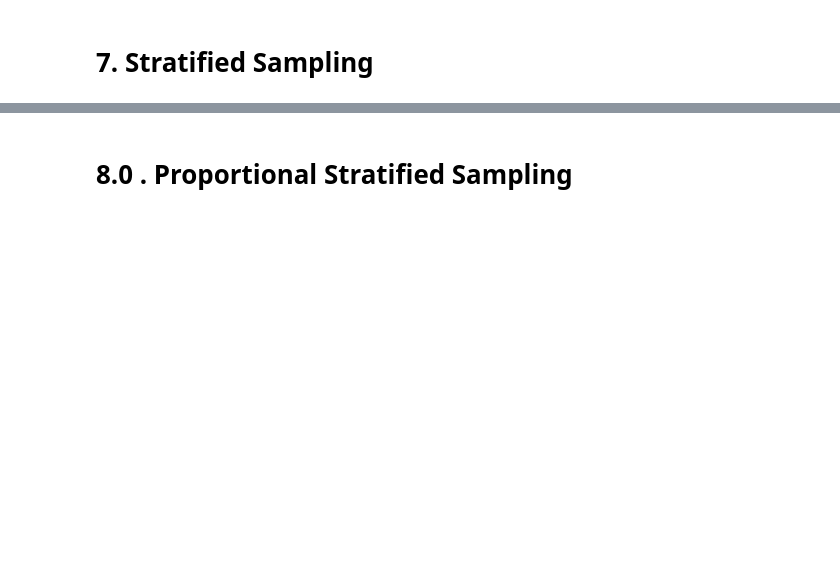
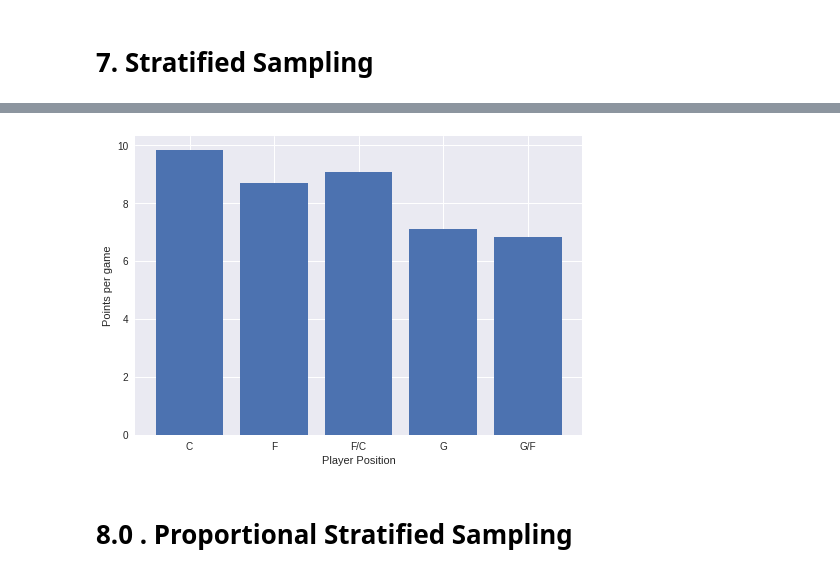
Before and after one commit to carvalheirafc/imd0033_2018_2, a Jupyter notebook: aula18/(Copy)Lesson_18_Sampling.ipynb, the cells around one changed output, grey strips where cells are left out. Drawn from its saved outputs; the diff is of its cells as text; code cells hidden in the pictures; blank space fills up the shorter version.

```diff
--- a/aula18/(Copy)Lesson_18_Sampling.ipynb
+++ b/aula18/(Copy)Lesson_18_Sampling.ipynb
@@ -334,6 +333,25 @@ stratum_G = wnba[wnba.Pos == 'G']
   - Find a way to store the mean along with its corresponding position. **You can use a dictionary.**
 - Find the position that has the greatest number of points per game, and assign its name to a variable named **position_most_points.**
   - To find the dictionary key that has the greatest dictionary value, you can use this [technique](https://stackoverflow.com/questions/268272/getting-key-with-maximum-value-in-dictionary#280156).
+# %%
+#Creating the new column
+wnba['Pts_per_game'] = wnba['PTS'] / wnba['Games Played']
+# %%
+mean_by_pos = {'G': '', 'F': '', 'C':'', 'G/F':'', 'F/C':''}
+
+for key in mean_by_pos:
+  mean_by_pos[key] = wnba[wnba.Pos == key].sample(n=10, random_state=0)['Pts_per_game'].mean()
+
+#position_most_points = mean_by_pos.index(pd.Series(mean_by_pos.values()).max())
+# %%
+from matplotlib import pyplot as plt
+
+plt.bar(mean_by_pos.keys(), mean_by_pos.values(), align='center')
+plt.xlabel('Player Position')
+plt.ylabel('Points per game')
+plt.show()
+# %% [output]
+[figure, added]
 # %% [markdown]
 # 8.0 . Proportional Stratified Sampling
 # %% [markdown]
```
Also changed, not shown: parts of 3 cells of this notebook.
